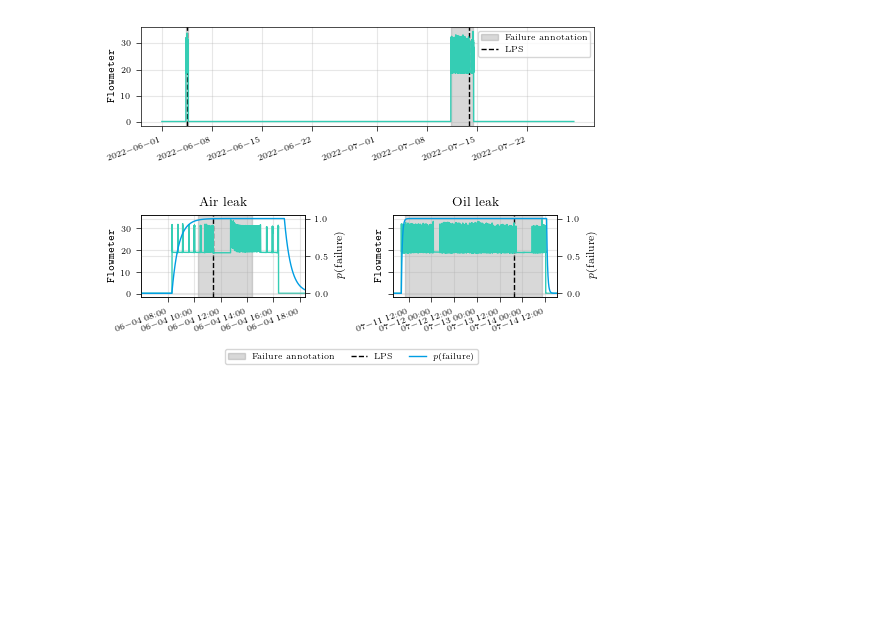
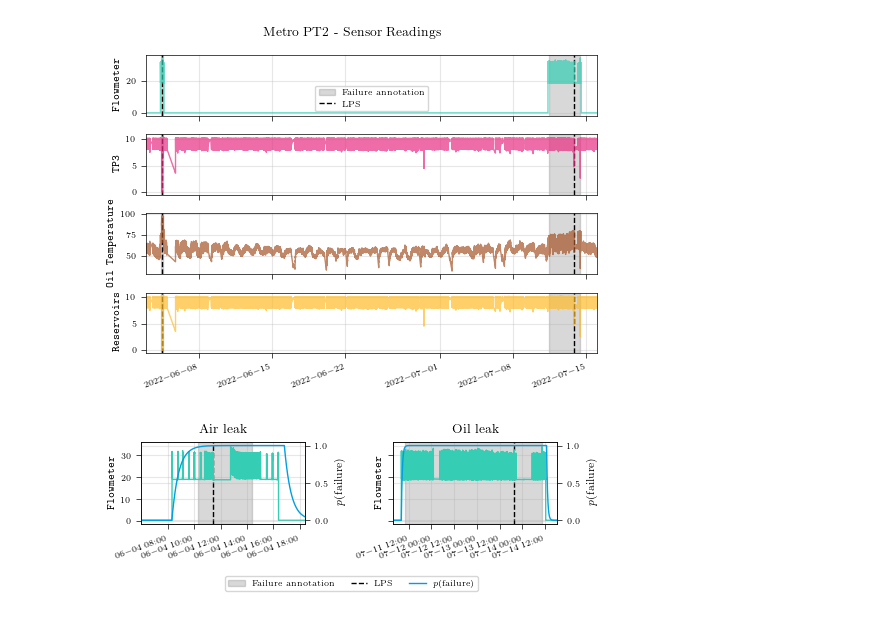
Before and after one commit to MatthiasJakobs/metro-xai, a Jupyter notebook: notebooks/plots.ipynb, the cells around one changed output. Drawn from its saved outputs; the diff is of its cells as text; code cells hidden in the pictures; blank space fills up the shorter version.

Commit message:
new plots

```diff
--- a/notebooks/plots.ipynb
+++ b/notebooks/plots.ipynb
@@ -20,30 +20,82 @@ plt.rcParams.update({'date.autoformatter.hour': '%m-%d %H:00'})
 with open('../data/pt2_test_chunk_dates.pkl', 'rb') as f:
     test_chunk_dates = pickle.load(f)
 # %%
-c_flowmeter = COLORS.green
+t_start = np.datetime64('2022-06-03T00:00:00')
+t_end = np.datetime64('2022-07-16T00:00:00')
+
+fig, axs = default_plot(height_fraction=0.3, style='jdsa', subplots=(4, 1), sharex=True)
+
+c = COLORS.green
 c_p = COLORS.blue
+sensor = 'Flowmeter'
 
-#fig, axs = default_plot(height_fraction=0.4, style='ieeeaccess')
-#fig, axs = default_plot(height_fraction=0.4, style='dissertation')
-fig, axs = default_plot(height_fraction=0.5, style='lncs')
-axs.set_ylabel(r'\texttt{Flowmeter}')
+ax = axs[0]
+ax.set_ylabel(rf'\texttt{{{sensor}}}')
 # Plot failure one - air pressure
-axs.axvspan(xmin=np.datetime64('2022-06-04T10:19:24.300000000'), xmax=np.datetime64('2022-06-04T14:22:39.188000000'), color='gray', alpha=0.3, label='Failure annotation')
-axs.axvline(x=np.datetime64('2022-06-04T11:26:01.422000000'), color='black', linestyle='--', label='LPS')
+ax.axvspan(xmin=np.datetime64('2022-06-04T10:19:24.300000000'), xmax=np.datetime64('2022-06-04T14:22:39.188000000'), color='gray', alpha=0.3, label='Failure annotation')
+ax.axvline(x=np.datetime64('2022-06-04T11:26:01.422000000'), color='black', linestyle='--', label='LPS')
 # Plot failure two - oil leak
-axs.axvspan(xmin=np.datetime64('2022-07-11T10:10:18.948000000'), xmax=np.datetime64('2022-07-14T10:22:08.046000000'), color='gray', alpha=0.3)
-axs.axvline(x=np.datetime64('2022-07-13T19:43:52.593000000'), color='black', linestyle='--')
+ax.axvspan(xmin=np.datetime64('2022-07-11T10:10:18.948000000'), xmax=np.datetime64('2022-07-14T10:22:08.046000000'), color='gray', alpha=0.3)
+ax.axvline(x=np.datetime64('2022-07-13T19:43:52.593000000'), color='black', linestyle='--')
 
-#axs.plot(df.timestamp[df.timestamp <= '2022-06-01T00:00:00'], df['Flowmeter'][df.timestamp <= '2022-06-01T00:00:00'], color='blue', label='train')
-axs.plot(df.timestamp[df.timestamp > '2022-06-01T00:00:00'], df['Flowmeter'][df.timestamp > '2022-06-01T00:00:00'], color=c_flowmeter)
-axs.set_xticks(axs.get_xticks(), axs.get_xticklabels(), rotation=20, ha='right')
-axs.legend()
-#fig.legend(bbox_to_anchor=(0.98,0.92))
+ax.plot(df.timestamp[df.timestamp > '2022-06-01T00:00'], df[sensor][df.timestamp > '2022-06-01T00:00:00'], color=c, alpha=0.7)
+ax.legend()
+#fig.savefig('../plots/figure4.pdf', transparent=True)
+
+c = COLORS.red
+c_p = COLORS.blue
+sensor = 'TP3'
+
+ax = axs[1]
+ax.set_ylabel(rf'\texttt{{{sensor}}}')
+# Plot failure one - air pressure
+ax.axvspan(xmin=np.datetime64('2022-06-04T10:19:24.300000000'), xmax=np.datetime64('2022-06-04T14:22:39.188000000'), color='gray', alpha=0.3)
+ax.axvline(x=np.datetime64('2022-06-04T11:26:01.422000000'), color='black', linestyle='--')
+# Plot failure two - oil leak
+ax.axvspan(xmin=np.datetime64('2022-07-11T10:10:18.948000000'), xmax=np.datetime64('2022-07-14T10:22:08.046000000'), color='gray', alpha=0.3)
+ax.axvline(x=np.datetime64('2022-07-13T19:43:52.593000000'), color='black', linestyle='--')
+
+ax.plot(df.timestamp[df.timestamp > '2022-06-01T00:00'], df[sensor][df.timestamp > '2022-06-01T00:00:00'], color=c, alpha=0.7)
+
+
+c = COLORS.brown
+c_p = COLORS.blue
+sensor = 'Oil_temperature'
+
+ax = axs[2]
+ax.set_ylabel(r'\texttt{Oil Temperature}')
+# Plot failure one - air pressure
+ax.axvspan(xmin=np.datetime64('2022-06-04T10:19:24.300000000'), xmax=np.datetime64('2022-06-04T14:22:39.188000000'), color='gray', alpha=0.3)
+ax.axvline(x=np.datetime64('2022-06-04T11:26:01.422000000'), color='black', linestyle='--')
+# Plot failure two - oil leak
+ax.axvspan(xmin=np.datetime64('2022-07-11T10:10:18.948000000'), xmax=np.datetime64('2022-07-14T10:22:08.046000000'), color='gray', alpha=0.3)
+ax.axvline(x=np.datetime64('2022-07-13T19:43:52.593000000'), color='black', linestyle='--')
+
+ax.plot(df.timestamp[df.timestamp > '2022-06-01T00:00'], df[sensor][df.timestamp > '2022-06-01T00:00:00'], color=c, alpha=0.7)
+
+c = COLORS.yellow
+c_p = COLORS.blue
+sensor = 'Reservoirs'
+
+ax = axs[3]
+ax.set_ylabel(r'\texttt{Reservoirs}')
+# Plot failure one - air pressure
+ax.axvspan(xmin=np.datetime64('2022-06-04T10:19:24.300000000'), xmax=np.datetime64('2022-06-04T14:22:39.188000000'), color='gray', alpha=0.3)
+ax.axvline(x=np.datetime64('2022-06-04T11:26:01.422000000'), color='black', linestyle='--')
+# Plot failure two - oil leak
+ax.axvspan(xmin=np.datetime64('2022-07-11T10:10:18.948000000'), xmax=np.datetime64('2022-07-14T10:22:08.046000000'), color='gray', alpha=0.3)
+ax.axvline(x=np.datetime64('2022-07-13T19:43:52.593000000'), color='black', linestyle='--')
+
+ax.plot(df.timestamp[df.timestamp > '2022-06-01T00:00'], df[sensor][df.timestamp > '2022-06-01T00:00:00'], color=c, alpha=0.7)
+ax.set_xticks(ax.get_xticks(), ax.get_xticklabels(), rotation=20, ha='right')
+ax.set_xlim([t_start, t_end])
+
+fig.suptitle('Metro PT2 - Sensor Readings')
 fig.tight_layout()
-#fig.savefig('../plots/flowmeter.pdf', transparent=True)
-fig.savefig('../plots/figure4.pdf', transparent=True)
+#fig.savefig('../plots/figure4.pdf', transparent=True)
+fig.savefig('../plots/pt2_sensors.pdf', transparent=True)
 # %% [output]
-[figure, old version]
+[figure, new version]
 # %%
 p_failure = np.load('../data/pt2_tcn_output.npy')
 rot = 20
```
Also changed, not shown: parts of 2 cells of this notebook, 4 other files.
